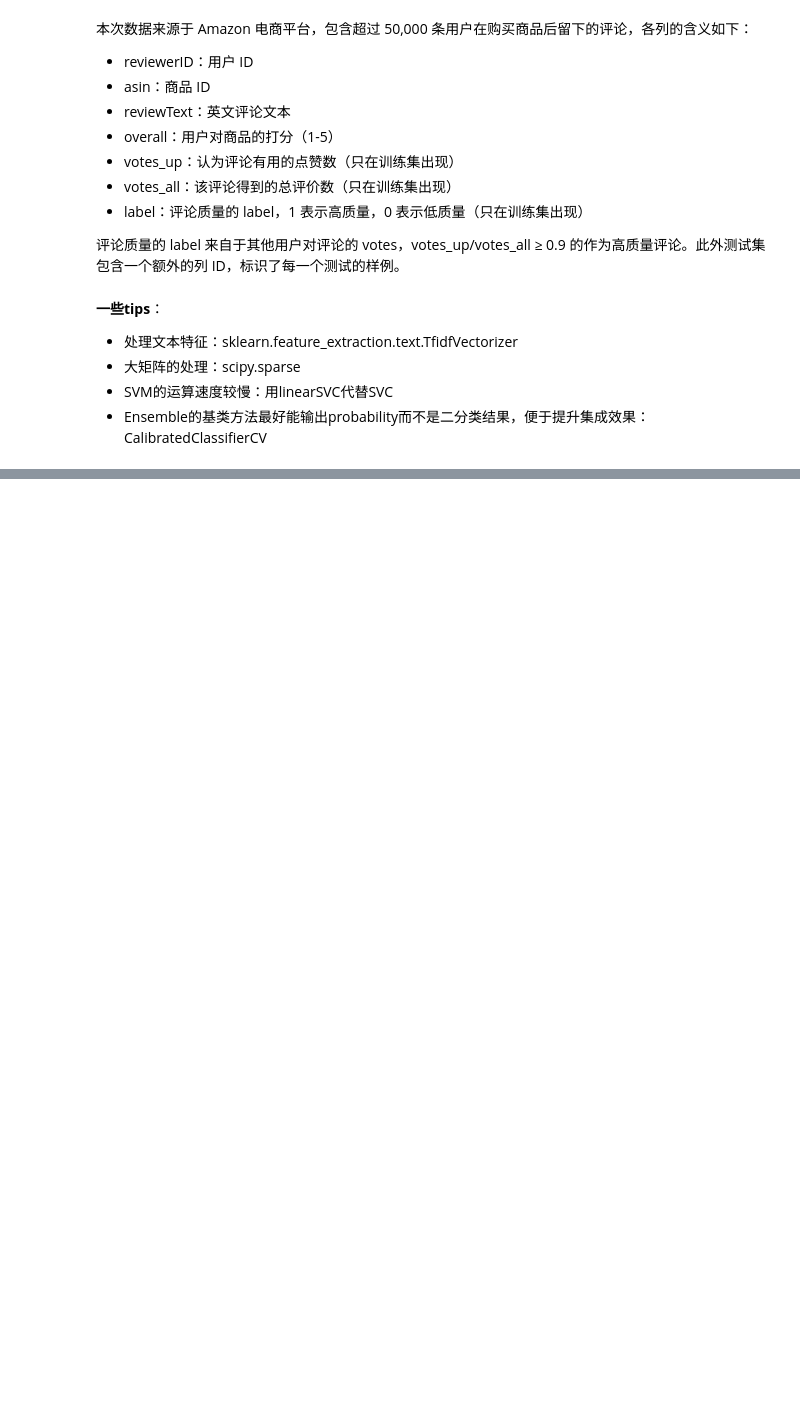
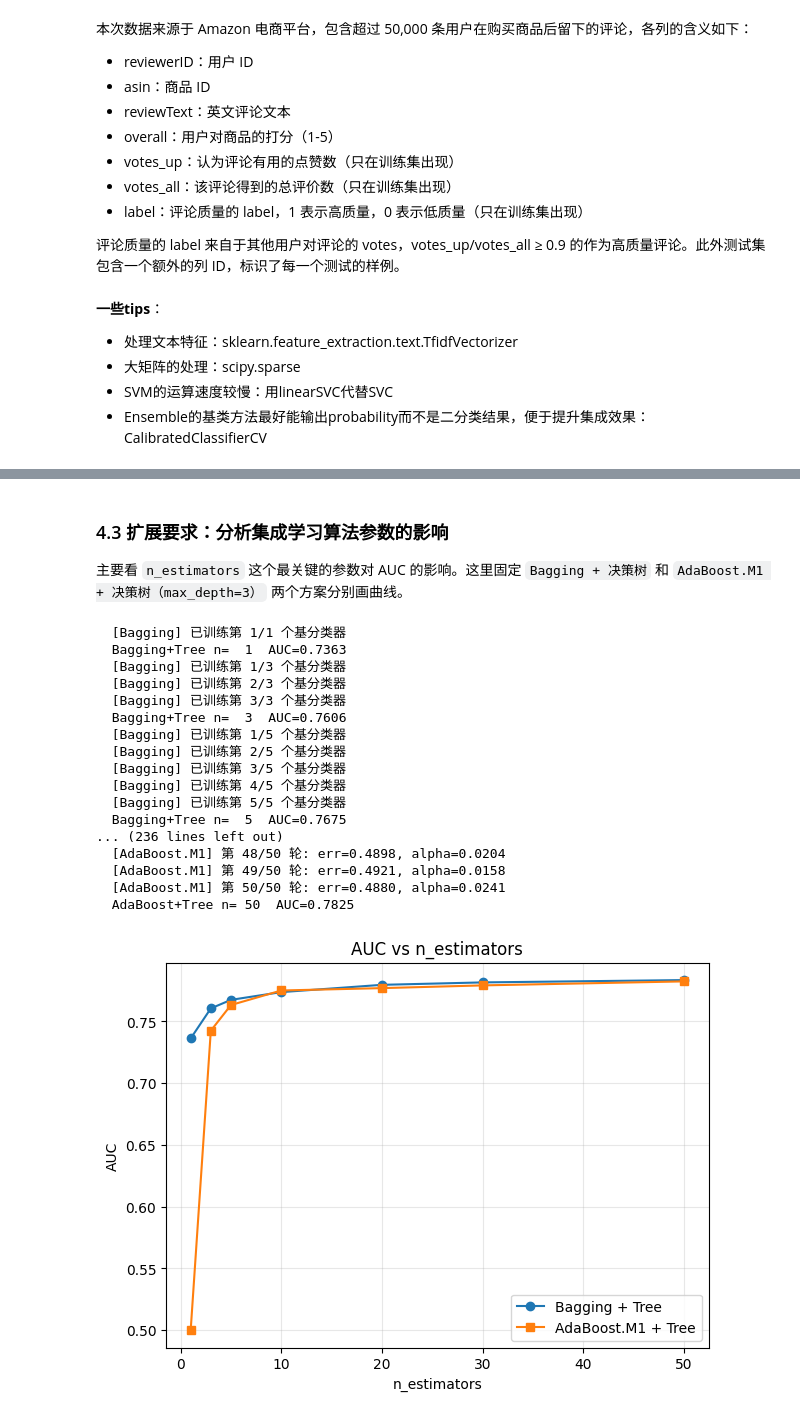
Before and after one commit to eranfu/yufeng, a Jupyter notebook: ml/hw6-评论质量预测/基于集成学习的 Amazon 用户评论质量预测/基于集成学习的 Amazon 用户评论质量预测 4/exp6.ipynb, the cells around one changed output, grey strips where cells are left out. Cells and saved outputs as stored; diff of their text form; code cells hidden in the pictures; blank space fills up the shorter version.

```diff
--- a/ml/hw6-评论质量预测/基于集成学习的 Amazon 用户评论质量预测/基于集成学习的 Amazon 用户评论质量预测 4/exp6.ipynb
+++ b/ml/hw6-评论质量预测/基于集成学习的 Amazon 用户评论质量预测/基于集成学习的 Amazon 用户评论质量预测 4/exp6.ipynb
@@ -119,0 +586,7 @@ Name: label, dtype: int64
+# %%
+tree_only = DecisionTreeClassifier(max_depth=8, random_state=0)
+tree_only.fit(X_train_hand_sc, y_train)
+imp = pd.Series(tree_only.feature_importances_,
+                index=['char_len','word_len','avg_word','n_sent','n_excl',
+                       'n_ques','upper_ratio','digit_ratio','overall','is_extreme'])
+imp.sort_values(ascending=False)
@@ -119,0 +610,51 @@ Name: label, dtype: int64
+# %% [markdown]
+### 4.3 扩展要求：分析集成学习算法参数的影响
+
+主要看 `n_estimators` 这个最关键的参数对 AUC 的影响。这里固定 `Bagging + 决策树` 和 `AdaBoost.M1 + 决策树（max_depth=3）` 两个方案分别画曲线。
+# %%
+n_list = [1, 3, 5, 10, 20, 30, 50]
+
+bag_curve = []
+for n in n_list:
+    m = MyBagging(make_tree(max_depth=12), n_estimators=n, sample_ratio=1.0, random_state=0)
+    m.fit(X_train, y_train)
+    a = roc_auc_score(y_test, m.predict_proba(X_test)[:, 1])
+    bag_curve.append(a)
+    print(f'  Bagging+Tree n={n:3d}  AUC={a:.4f}')
+
+ada_curve = []
+for n in n_list:
+    m = MyAdaBoostM1(make_tree(max_depth=3), n_estimators=n, random_state=0)
+    m.fit(X_train, y_train)
+    a = roc_auc_score(y_test, m.predict_proba(X_test)[:, 1])
+    ada_curve.append(a)
+    print(f'  AdaBoost+Tree n={n:3d}  AUC={a:.4f}')
+
+plt.figure(figsize=(7,5))
+plt.plot(n_list, bag_curve, '-o', label='Bagging + Tree')
+plt.plot(n_list, ada_curve, '-s', label='AdaBoost.M1 + Tree')
+plt.xlabel('n_estimators')
+plt.ylabel('AUC')
+plt.title('AUC vs n_estimators')
+plt.legend()
+plt.grid(alpha=0.3)
+plt.show()
+# %% [output]
+  [Bagging] 已训练第 1/1 个基分类器
+  Bagging+Tree n=  1  AUC=0.7363
+  [Bagging] 已训练第 1/3 个基分类器
+  [Bagging] 已训练第 2/3 个基分类器
+  [Bagging] 已训练第 3/3 个基分类器
+  Bagging+Tree n=  3  AUC=0.7606
+  [Bagging] 已训练第 1/5 个基分类器
+  [Bagging] 已训练第 2/5 个基分类器
+  [Bagging] 已训练第 3/5 个基分类器
+  [Bagging] 已训练第 4/5 个基分类器
+  [Bagging] 已训练第 5/5 个基分类器
+  Bagging+Tree n=  5  AUC=0.7675
+... (236 lines left out)
+  [AdaBoost.M1] 第 48/50 轮: err=0.4898, alpha=0.0204
+  [AdaBoost.M1] 第 49/50 轮: err=0.4921, alpha=0.0158
+  [AdaBoost.M1] 第 50/50 轮: err=0.4880, alpha=0.0241
+  AdaBoost+Tree n= 50  AUC=0.7825
+[figure, added]
```
Also changed, not shown: parts of 38 cells of this notebook.
